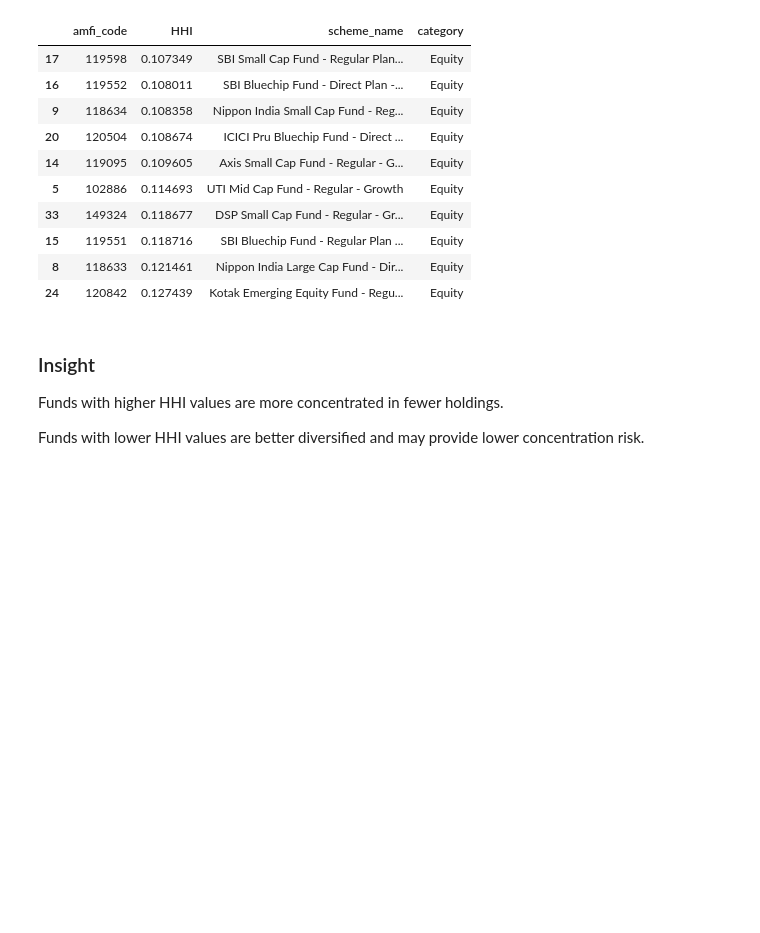
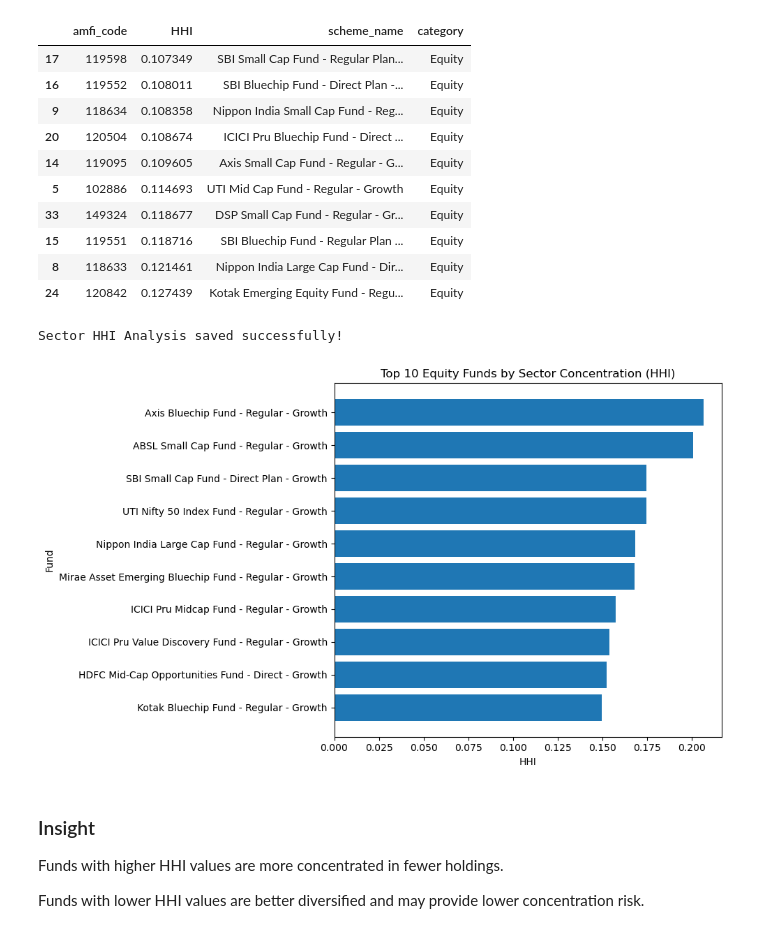
Before and after one commit to Abhilasha-git/bluestock_mf_capstone, a Jupyter notebook: notebooks/Advamced_Analytics.ipynb, the cells around one changed output. Cells and saved outputs as stored; diff of their text form; code cells hidden in the pictures; blank space fills up the shorter version.

```diff
--- a/notebooks/Advamced_Analytics.ipynb
+++ b/notebooks/Advamced_Analytics.ipynb
@@ -771,6 +892,45 @@ equity.sort_values(
 | 15 | 119551 | 0.118716 | SBI Bluechip Fund - Regular Plan ... | Equity |
 | 8 | 118633 | 0.121461 | Nippon India Large Cap Fund - Dir... | Equity |
 | 24 | 120842 | 0.127439 | Kotak Emerging Equity Fund - Regu... | Equity |
+# %%
+equity = equity.sort_values("HHI", ascending=False)
+
+equity.to_csv(
+    "../reports/advanced_analytics/sector_hhi_analysis.csv",
+    index=False
+)
+
+print("Sector HHI Analysis saved successfully!")
+# %% [output]
+Sector HHI Analysis saved successfully!
+# %%
+import matplotlib.pyplot as plt
+
+top10 = equity.nlargest(10, "HHI")
+
+plt.figure(figsize=(10,6))
+
+plt.barh(
+    top10["scheme_name"],
+    top10["HHI"]
+)
+
+plt.xlabel("HHI")
+plt.ylabel("Fund")
+plt.title("Top 10 Equity Funds by Sector Concentration (HHI)")
+
+plt.gca().invert_yaxis()
+
+plt.tight_layout()
+
+plt.savefig(
+    "../reports/advanced_analytics/sector_hhi_analysis.png",
+    dpi=300
+)
+
+plt.show()
+# %% [output]
+[figure, added]
 # %% [markdown]
 ### Insight
 
```
Also changed, not shown: parts of 11 cells of this notebook, 15 other files.
